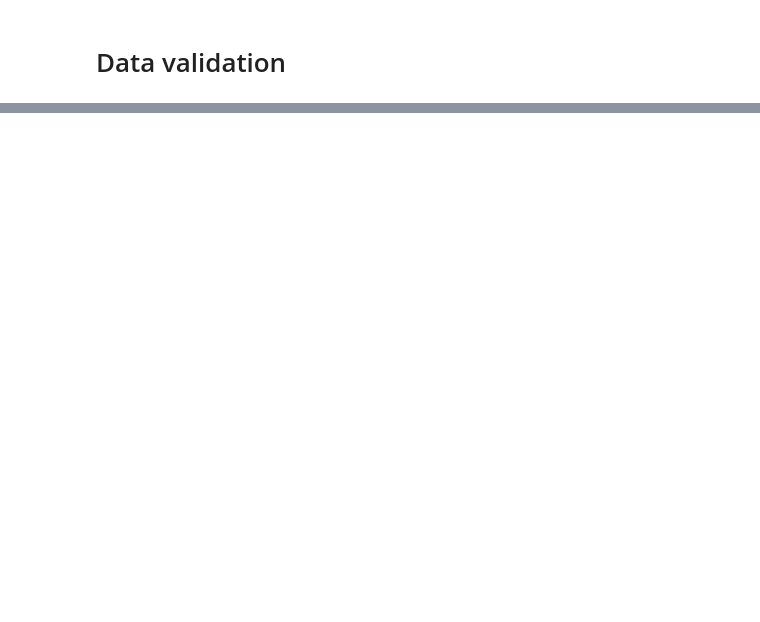
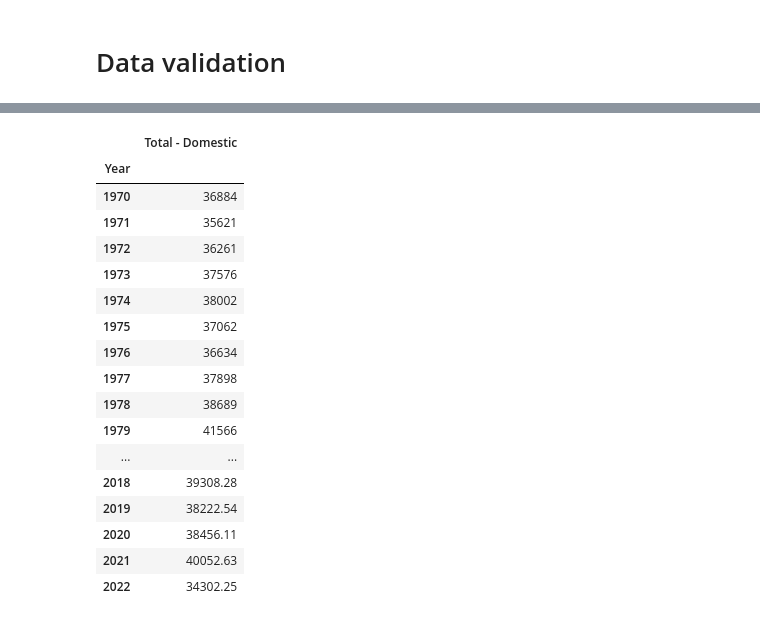
Before and after one commit to tiffanyth/MFA-dwelling, a Jupyter notebook: 3-energy-final-cons.ipynb, the cells around one changed output, grey strips where cells are left out. Saved outputs shown, nothing was run; the diff lists cells and outputs as text; code cells hidden in the pictures; blank space fills up the shorter version.

```diff
--- a/3-energy-final-cons.ipynb
+++ b/3-energy-final-cons.ipynb
@@ -2376,0 +2352,33 @@ display(validation_data)
+# %%
+file = "Data/ONS/final_energy_consumption_DUKES_1.1.5.xlsx"
+sheet = "1.1.5 Domestic"
+validation_FEC_2 = pd.read_excel(file,sheet_name=sheet)
+
+validation_FEC_2.columns = validation_FEC_2.loc[4,:]
+validation_FEC_2 = validation_FEC_2.set_index('Year')
+validation_FEC_2.columns.name = None
+
+validation_FEC_2 = pd.DataFrame(validation_FEC_2["Total Domestic [note 4]"])
+validation_FEC_2 = pd.DataFrame(validation_FEC_2.loc[1970:2022,:])
+validation_FEC_2 = validation_FEC_2.rename(columns={"Total Domestic [note 4]":"Total - Domestic"},index={"1986 [note 11]":1986})
+
+display(validation_FEC_2)
+# %% [output]
+|  | Total - Domestic |
+| Year |  |
+| 1970 | 36884 |
+| 1971 | 35621 |
+| 1972 | 36261 |
+| 1973 | 37576 |
+| 1974 | 38002 |
+| 1975 | 37062 |
+| 1976 | 36634 |
+| 1977 | 37898 |
+| 1978 | 38689 |
+| 1979 | 41566 |
+| ... | ... |
+| 2018 | 39308.28 |
+| 2019 | 38222.54 |
+| 2020 | 38456.11 |
+| 2021 | 40052.63 |
+| 2022 | 34302.25 |
```
Also changed, not shown: parts of 18 cells of this notebook.
